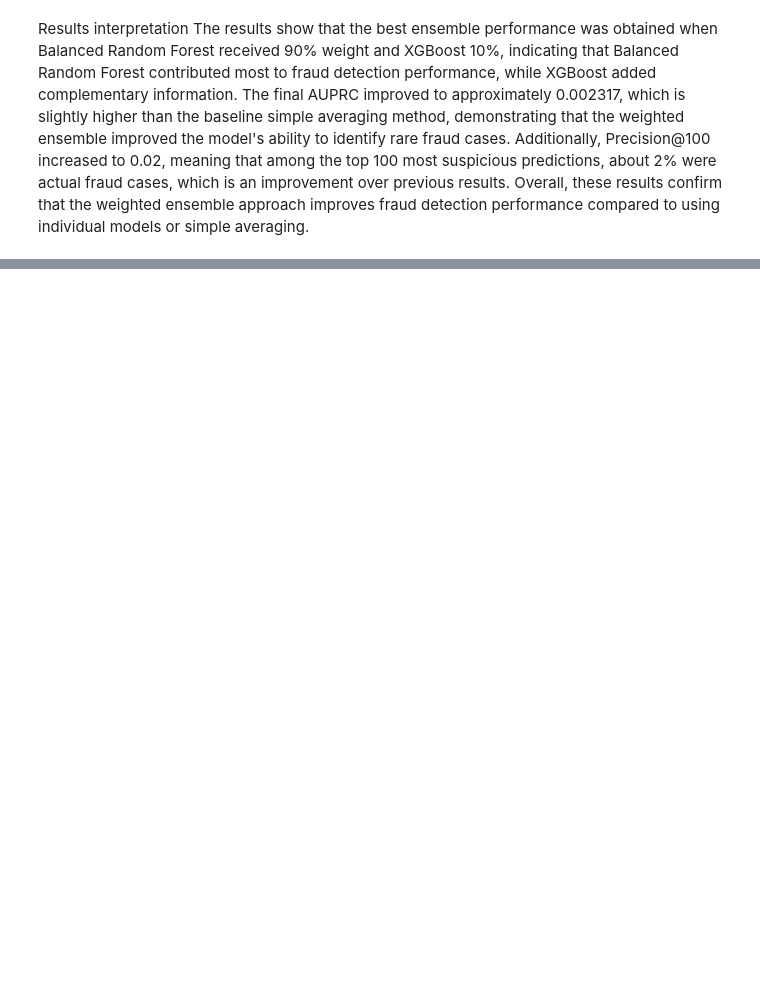
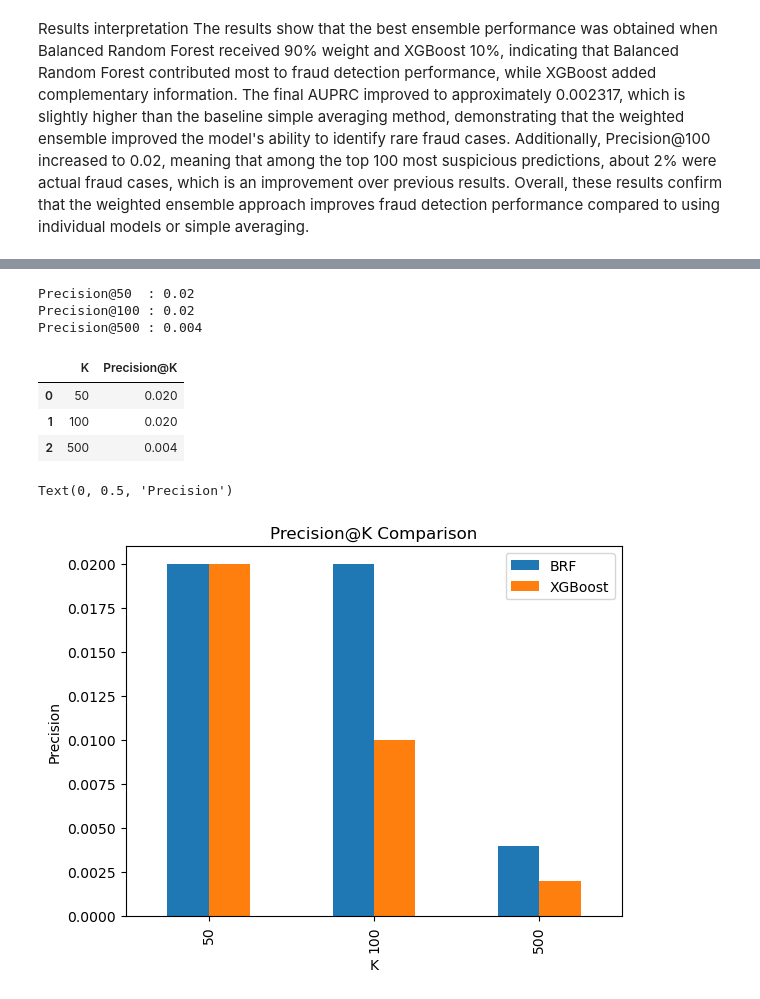
Before and after one commit to chaza4004/provider-fraud-risk-scoring, a Jupyter notebook: src/train_model.ipynb, the cells around one changed output, grey strips where cells are left out. Drawn from its saved outputs; the diff is of its cells as text; code cells hidden in the pictures; blank space fills up the shorter version.

```diff
--- a/src/train_model.ipynb
+++ b/src/train_model.ipynb
@@ -1030,0 +1174,54 @@ The results show that the best ensemble performance was obtained when Balanced R
+# %%
+def precision_at_k(y_true, y_scores, k=100):
+    y_true = np.array(y_true)
+    y_scores = np.array(y_scores)
+
+    top_k_idx = np.argsort(y_scores)[::-1][:k]
+    return y_true[top_k_idx].mean()
+# %%
+p_at_50 = precision_at_k(y_test, y_probs_brf, k=50)
+p_at_100 = precision_at_k(y_test, y_probs_brf, k=100)
+p_at_500 = precision_at_k(y_test, y_probs_brf, k=500)
+
+print("Precision@50  :", p_at_50)
+print("Precision@100 :", p_at_100)
+print("Precision@500 :", p_at_500)
+# %% [output]
+Precision@50  : 0.02
+Precision@100 : 0.02
+Precision@500 : 0.004
+# %%
+precision_k_df = pd.DataFrame({
+    "K": [50, 100, 500],
+    "Precision@K": [p_at_50, p_at_100, p_at_500]
+})
+
+precision_k_df
+# %% [output]
+|  | K | Precision@K |
+| 0 | 50 | 0.020 |
+| 1 | 100 | 0.020 |
+| 2 | 500 | 0.004 |
+# %%
+y_probs_xgb = best_xgb.predict_proba(X_test)[:, 1]
+
+precision_compare = pd.DataFrame({
+    "K": [50, 100, 500],
+    "BRF": [
+        precision_at_k(y_test, y_probs_brf, 50),
+        precision_at_k(y_test, y_probs_brf, 100),
+        precision_at_k(y_test, y_probs_brf, 500)
+    ],
+    "XGBoost": [
+        precision_at_k(y_test, y_probs_xgb, 50),
+        precision_at_k(y_test, y_probs_xgb, 100),
+        precision_at_k(y_test, y_probs_xgb, 500)
+    ]
+})
+
+precision_compare.plot(x="K", y=["BRF", "XGBoost"], kind="bar")
+plt.title("Precision@K Comparison")
+plt.ylabel("Precision")
+# %% [output]
+Text(0, 0.5, 'Precision')
+[figure, added]
```
Also changed, not shown: parts of 41 cells of this notebook.
